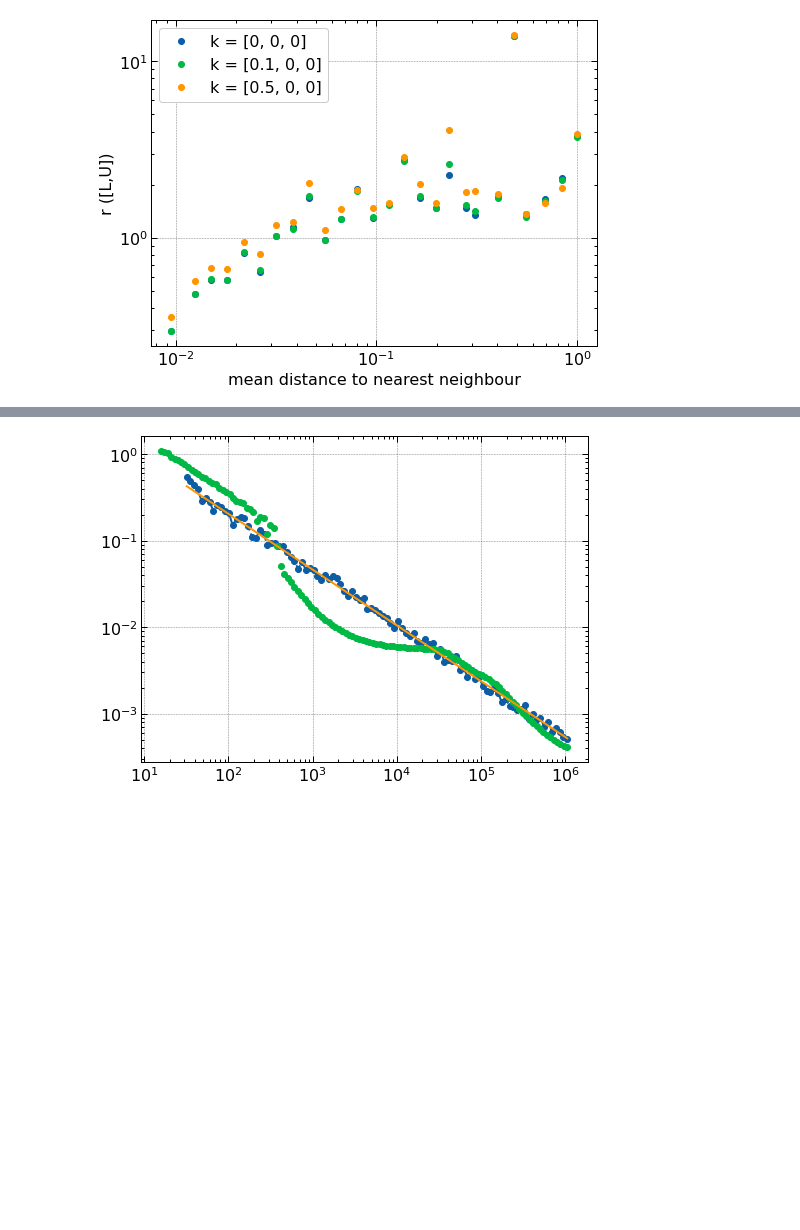
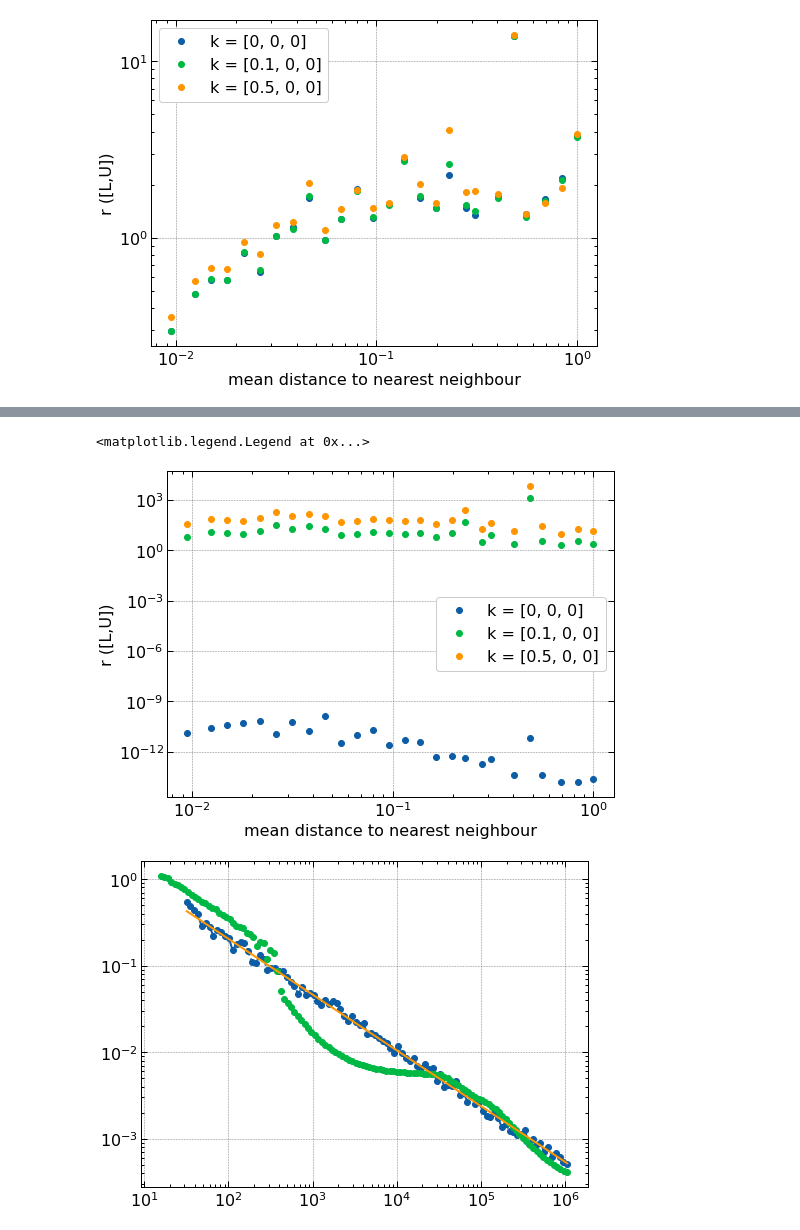
Before and after one commit to djrolfes/bachelor_thesis, a Jupyter notebook: t2.ipynb, the cells around one changed output, grey strips where cells are left out. Saved outputs shown, nothing was run; the diff lists cells and outputs as text; code cells hidden in the pictures; blank space fills up the shorter version.

```diff
--- a/t2.ipynb
+++ b/t2.ipynb
@@ -331,3 +331,11 @@ plt.legend()
 # %% [output]
 <matplotlib.legend.Legend at 0x...>
 [figure]
+# %%
+res_LaLb = np.zeros((len(filtered_simpl_opt_lattices5[::3]), len(ks)))
+for i, lattice in enumerate(filtered_simpl_opt_lattices5[::3]):
+    print(f"{i}/{len(filtered_simpl_opt_lattices5[::3])}")
+    comm = La_Lb_commutator(lattice,1,2, ang=new_angular_momentum_sparce)
+    for i_k, k in enumerate(ks):
+        vec = fourier_vector(lattice, 1, k)
+        res_LaLb[i,i_k] = calc_r(comm, vec)
@@ -334,3 +360,15 @@ plt.legend()
+# %%
+for i,k in enumerate(ks):
+    plt.plot(filtered_simpl_opt_lattices5_means[::3].T[1], res_LaLb[:,i], "o", label=f"k = {k}")
+
+plt.xlabel("mean distance to nearest neighbour")
+plt.ylabel("r ([L,U])")
+plt.yscale("log")
+plt.xscale("log")
+plt.legend()
+# %% [output]
+<matplotlib.legend.Legend at 0x...>
+[figure, added]
 # %%
 from scipy.optimize import curve_fit
 # %%
```
Also changed, not shown: parts of 1 cell of this notebook.
